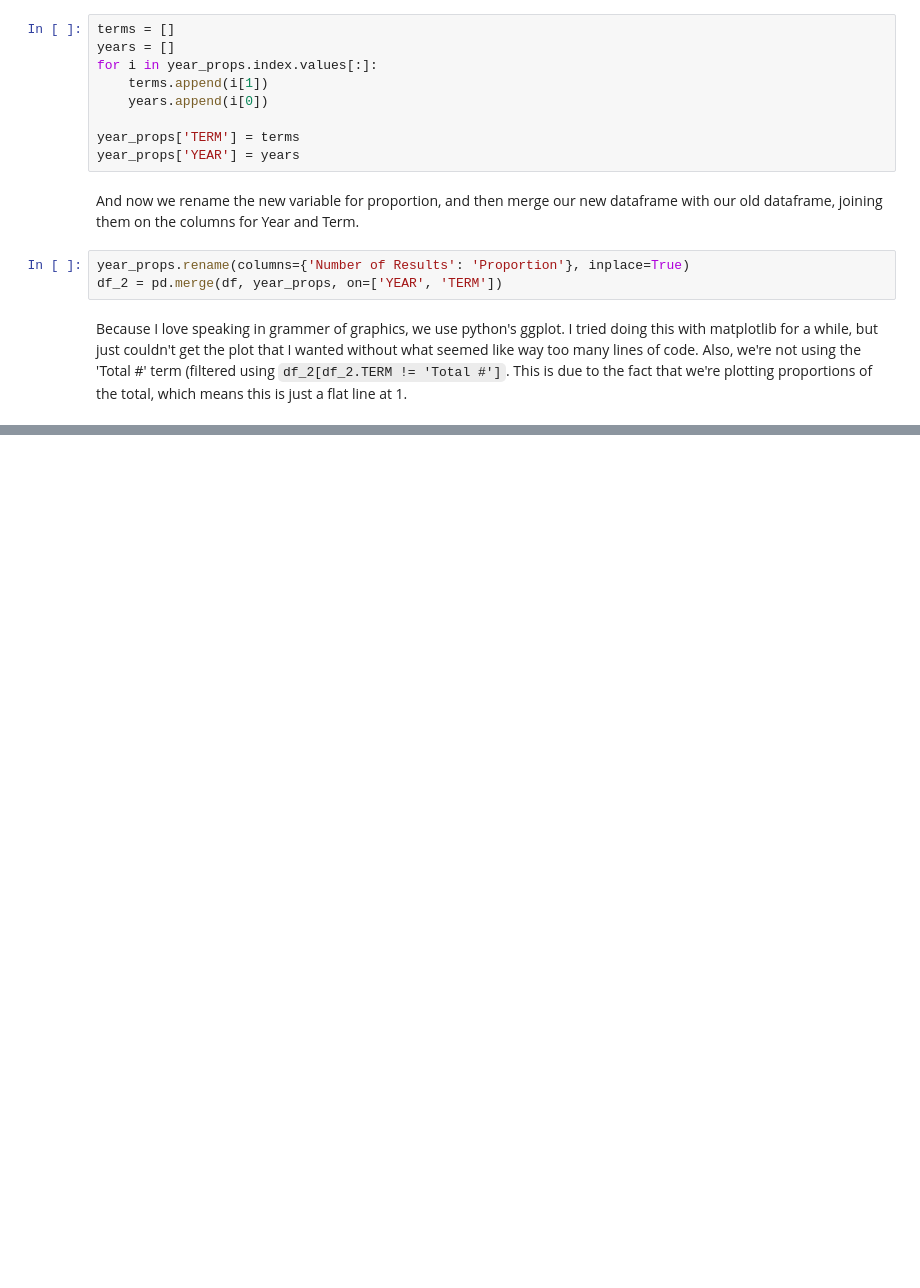
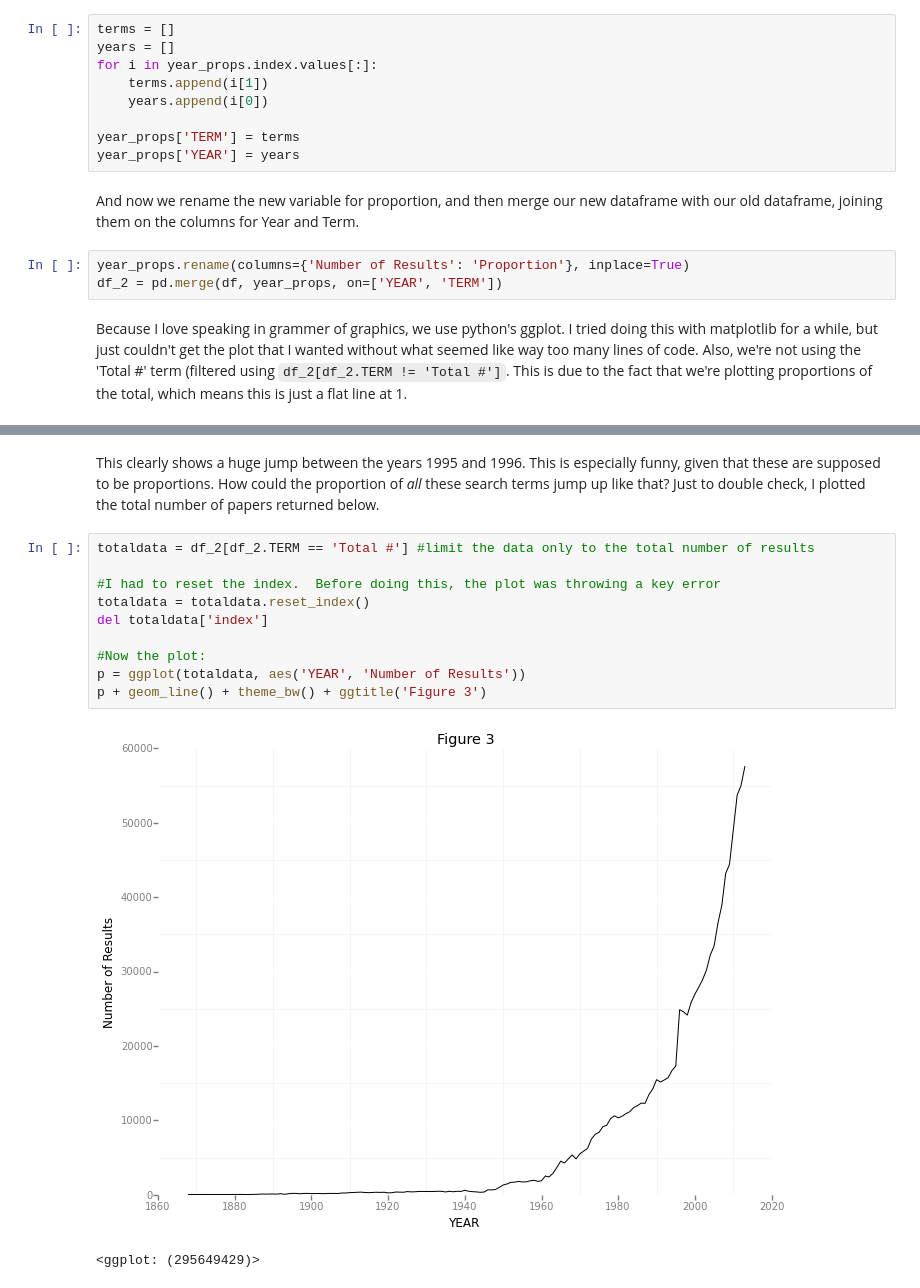
Before and after one commit to riddlet/riddlet.github.io, a Jupyter notebook: _drafts/Publication counts.ipynb, the cells around one changed output, grey strips where cells are left out. Drawn from its saved outputs; the diff is of its cells as text; blank space fills up the shorter version.

Commit message:
new data files for post

```diff
--- a/_drafts/Publication counts.ipynb
+++ b/_drafts/Publication counts.ipynb
@@ -89,0 +87,15 @@ p+geom_line()
+# %% [markdown]
+This clearly shows a huge jump between the years 1995 and 1996.  This is especially funny, given that these are supposed to be proportions.  How could the proportion of *all* these search terms jump up like that?  Just to double check, I plotted the total number of papers returned below.
+# %%
+totaldata = df_2[df_2.TERM == 'Total #'] #limit the data only to the total number of results
+
+#I had to reset the index.  Before doing this, the plot was throwing a key error
+totaldata = totaldata.reset_index()
+del totaldata['index']
+
+#Now the plot:
+p = ggplot(totaldata, aes('YEAR', 'Number of Results'))
+p + geom_line() + theme_bw() + ggtitle('Figure 3')
+# %% [output]
+[figure, added]
+<ggplot: (295649429)>
```
Also changed, not shown: parts of 9 cells of this notebook, 16 other files.
